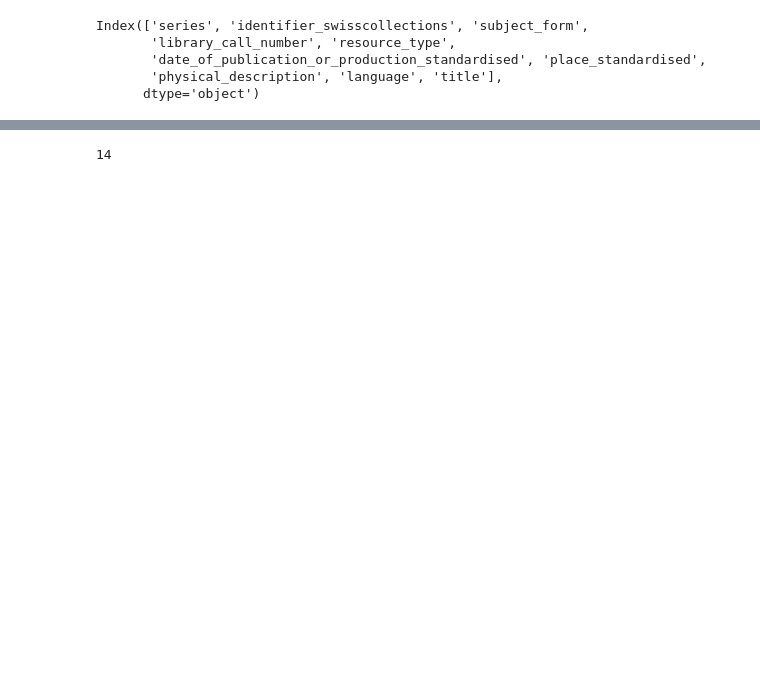
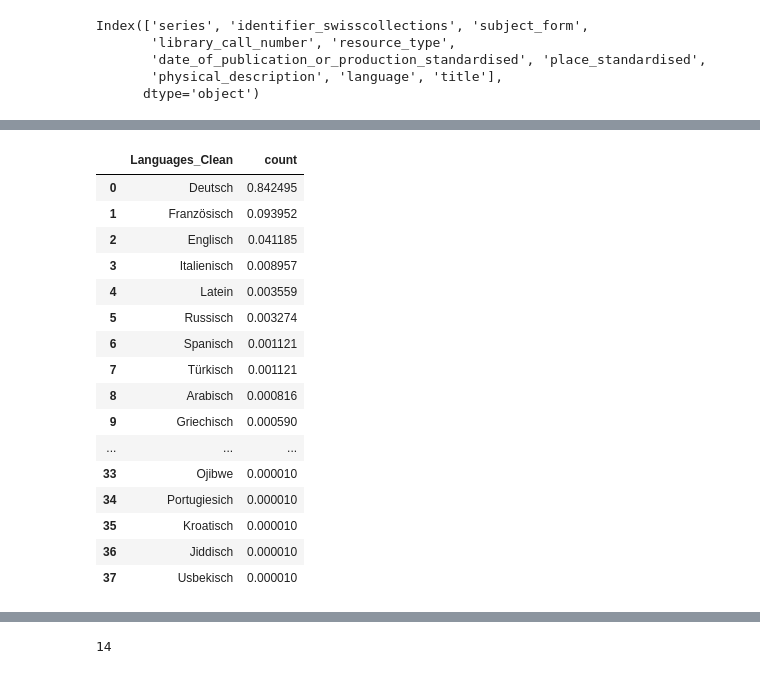
Before and after one commit to YasAsgari/IVDA, a Jupyter notebook: Exploratory Analysis/Exploratory_analysis.ipynb, the cells around one changed output, grey strips where cells are left out. Saved outputs shown, nothing was run; the diff lists cells and outputs as text; code cells hidden in the pictures; blank space fills up the shorter version.

```diff
--- a/Exploratory Analysis/Exploratory_analysis.ipynb
+++ b/Exploratory Analysis/Exploratory_analysis.ipynb
@@ -100,0 +195,38 @@ sns.histplot(df['found_date'])
+# %%
+# Explode the languages into multiple rows for histogram
+df_exploded = df.explode('Languages_Clean')
+
+df_exploded=df_exploded.value_counts('Languages_Clean').reset_index()
+
+
+# Create a bar chart of languages
+fig = px.bar(
+    df_exploded,
+    x='Languages_Clean',
+    y='count',  # Replace 0 with the column name if the counts column is named differently
+    title='Language Distribution',
+    labels={'Languages_Clean': 'Languages', 0: 'Count'},
+    text_auto=True
+)
+fig.show()
+# %%
+df_exploded['count']/=df_exploded['count'].sum()
+df_exploded
+# %% [output]
+|  | Languages_Clean | count |
+| 0 | Deutsch | 0.842495 |
+| 1 | Französisch | 0.093952 |
+| 2 | Englisch | 0.041185 |
+| 3 | Italienisch | 0.008957 |
+| 4 | Latein | 0.003559 |
+| 5 | Russisch | 0.003274 |
+| 6 | Spanisch | 0.001121 |
+| 7 | Türkisch | 0.001121 |
+| 8 | Arabisch | 0.000816 |
+| 9 | Griechisch | 0.000590 |
+| ... | ... | ... |
+| 33 | Ojibwe | 0.000010 |
+| 34 | Portugiesich | 0.000010 |
+| 35 | Kroatisch | 0.000010 |
+| 36 | Jiddisch | 0.000010 |
+| 37 | Usbekisch | 0.000010 |
```
Also changed, not shown: parts of 68 cells of this notebook, 1 other file.
